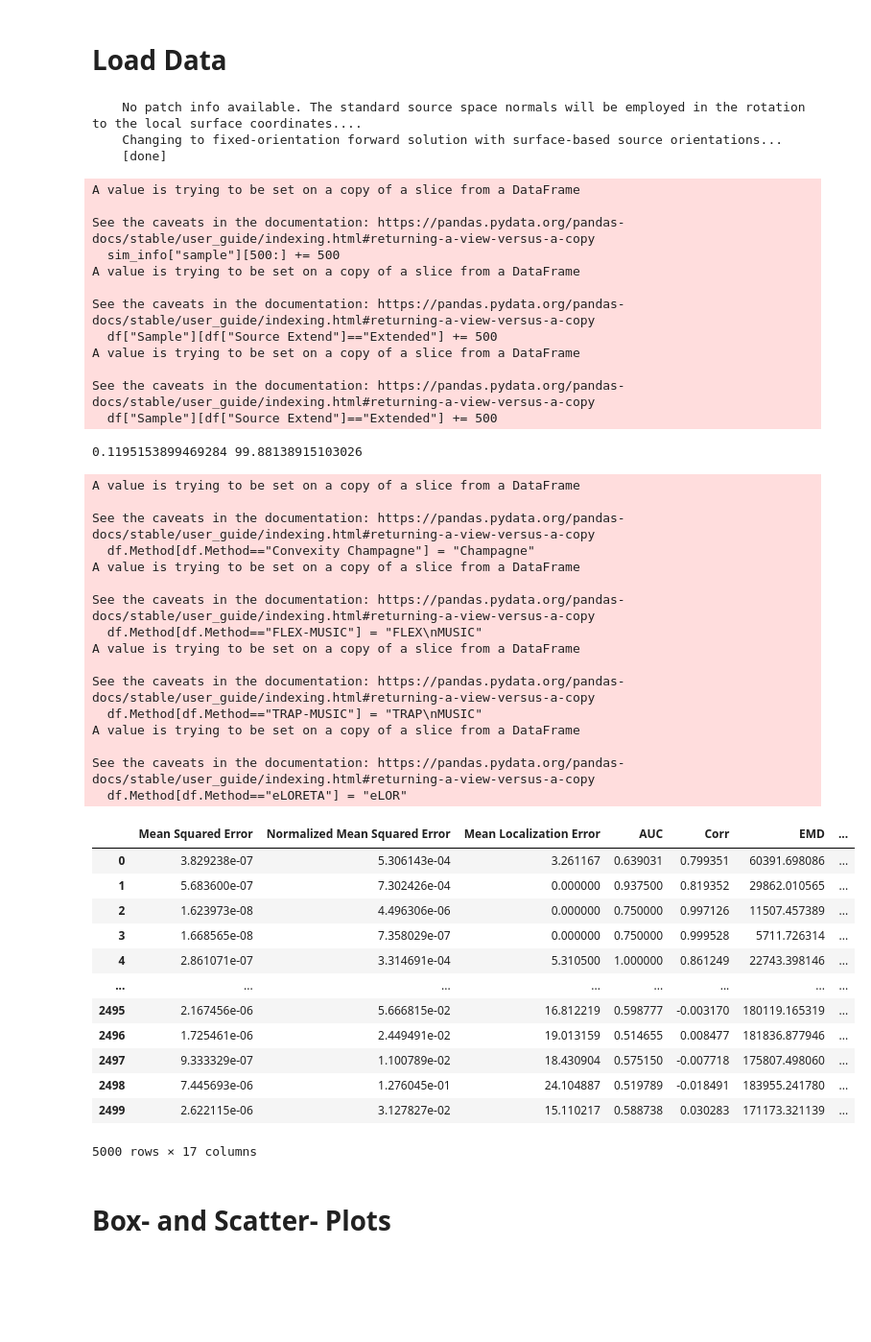
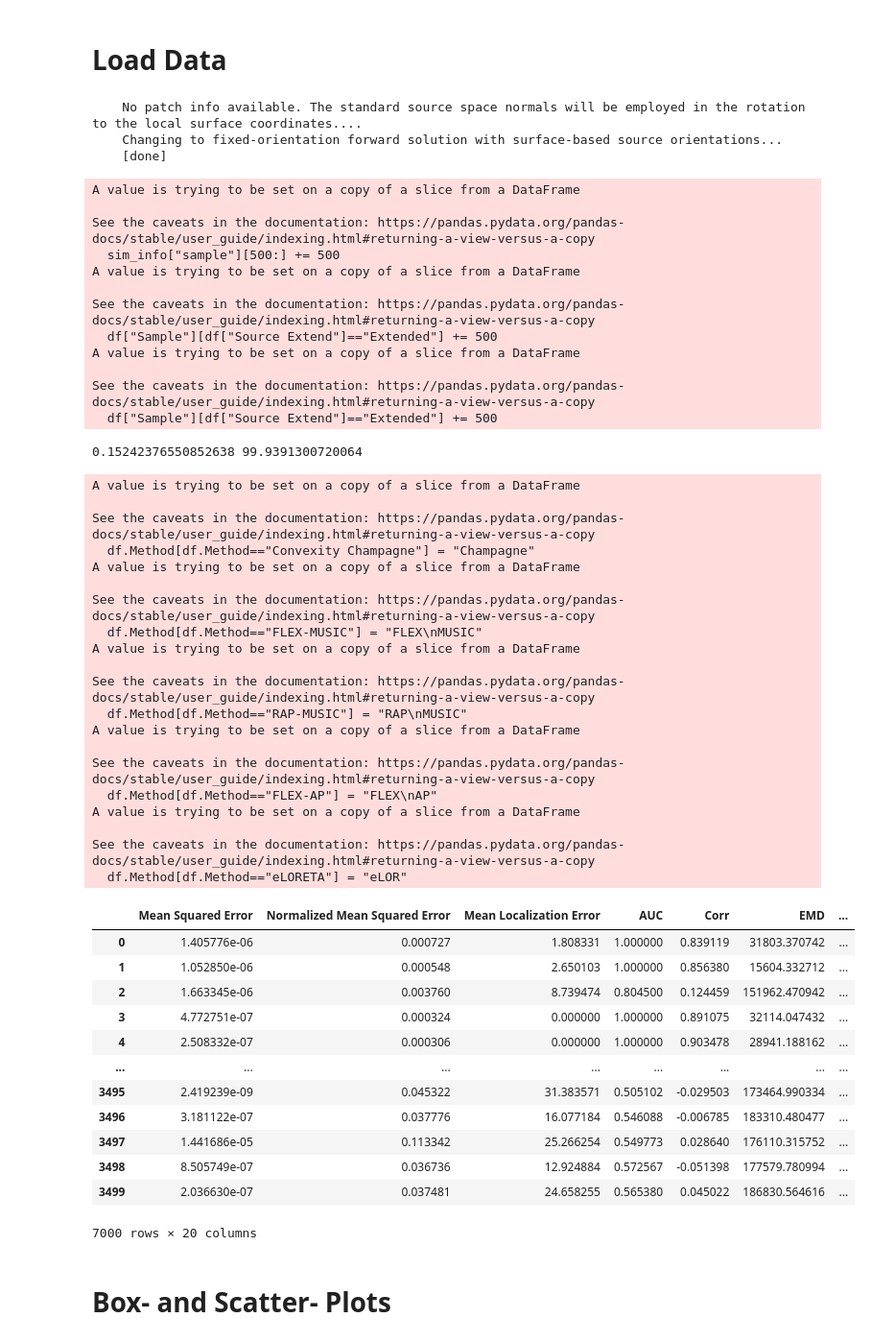
Before and after one commit to LukeTheHecker/flex_paper_analyses, a Jupyter notebook: 4_Visualization.ipynb, the cells around one changed output. Shown at 96% size. Drawn from its saved outputs; the diff is of its cells as text; code cells hidden in the pictures; blank space fills up the shorter version.

```diff
--- a/4_Visualization.ipynb
+++ b/4_Visualization.ipynb
@@ -73,14 +75,19 @@ df["Sample"][df["Source Extend"]=="Extended"] += 500
 
 snrs = []
 n_sources = []
+iscs = []
 for i in range(df.shape[0]):
     sample = df["Sample"].values[i]
     snr = sim_info.loc[sim_info["sample"] == sample]["snr"].values[0]
     n_source = sim_info.loc[sim_info["sample"] == sample]["n_sources"].values[0]
+    isc = sim_info.loc[sim_info["sample"] == sample]["inter_source_correlations"].values[0]
     snrs.append(snr)
     n_sources.append(n_source)
+    iscs.append(isc)
+
 df["SNR"] = snrs
 df["Number of sources"] = n_sources
+df["Inter Source Corr."] = iscs
 
 snr_min = df["SNR"].min()
 snr_max = df["SNR"].max()
@@ -99,9 +106,23 @@ for i in range(df.shape[0]):
             break
 df["SNR Bins"] = snr_bins_df
 
+bins = [[0., 0.25], [0.25, 0.5], [0.5, 0.75], [0.75, 1.0]]
+bins_idc_isc = np.arange(len(bins))
+bin_names_isc = ["0.0 - 0.25", "0.25 - 0.5", "0.5 - 0.75", "0.75 - 1.0"]
+snr_bins_df = []
+for i in range(df.shape[0]):
+    snr = df["Inter Source Corr."].values[i]
+    for bin_idx, bin in zip(bin_names_isc, bins):
+        if snr < bin[1] and snr >= bin[0]:
+            snr_bins_df.append(bin_idx)
+            break
+df["Inter Source Corr. Bins"] = snr_bins_df
+
 df.Method[df.Method=="Convexity Champagne"] = "Champagne"
 df.Method[df.Method=="FLEX-MUSIC"] = "FLEX\nMUSIC"
-df.Method[df.Method=="TRAP-MUSIC"] = "TRAP\nMUSIC"
+df.Method[df.Method=="RAP-MUSIC"] = "RAP\nMUSIC"
+df.Method[df.Method=="FLEX-AP"] = "FLEX\nAP"
+
 df.Method[df.Method=="eLORETA"] = "eLOR"
 df.rename(columns = {col: col.replace("-", " ").replace("_", " ") for col in df.columns}, inplace = True)
 df
@@ -110,47 +131,51 @@ df
     Changing to fixed-orientation forward solution with surface-based source orientations...
     [done]
 A value is trying to be set on a copy of a slice from a DataFrame
 
 See the caveats in the documentation: https://pandas.pydata.org/pandas-docs/stable/user_guide/indexing.html#returning-a-view-versus-a-copy
   sim_info["sample"][500:] += 500
 A value is trying to be set on a copy of a slice from a DataFrame
 
 See the caveats in the documentation: https://pandas.pydata.org/pandas-docs/stable/user_guide/indexing.html#returning-a-view-versus-a-copy
   df["Sample"][df["Source Extend"]=="Extended"] += 500
 A value is trying to be set on a copy of a slice from a DataFrame
 
 See the caveats in the documentation: https://pandas.pydata.org/pandas-docs/stable/user_guide/indexing.html#returning-a-view-versus-a-copy
   df["Sample"][df["Source Extend"]=="Extended"] += 500
-0.1195153899469284 99.88138915103026
+0.15242376550852638 99.9391300720064
 A value is trying to be set on a copy of a slice from a DataFrame
 
 See the caveats in the documentation: https://pandas.pydata.org/pandas-docs/stable/user_guide/indexing.html#returning-a-view-versus-a-copy
   df.Method[df.Method=="Convexity Champagne"] = "Champagne"
 A value is trying to be set on a copy of a slice from a DataFrame
 
 See the caveats in the documentation: https://pandas.pydata.org/pandas-docs/stable/user_guide/indexing.html#returning-a-view-versus-a-copy
   df.Method[df.Method=="FLEX-MUSIC"] = "FLEX\nMUSIC"
 A value is trying to be set on a copy of a slice from a DataFrame
 
 See the caveats in the documentation: https://pandas.pydata.org/pandas-docs/stable/user_guide/indexing.html#returning-a-view-versus-a-copy
-  df.Method[df.Method=="TRAP-MUSIC"] = "TRAP\nMUSIC"
+  df.Method[df.Method=="RAP-MUSIC"] = "RAP\nMUSIC"
+A value is trying to be set on a copy of a slice from a DataFrame
+
+See the caveats in the documentation: https://pandas.pydata.org/pandas-docs/stable/user_guide/indexing.html#returning-a-view-versus-a-copy
+  df.Method[df.Method=="FLEX-AP"] = "FLEX\nAP"
 A value is trying to be set on a copy of a slice from a DataFrame
 
 See the caveats in the documentation: https://pandas.pydata.org/pandas-docs/stable/user_guide/indexing.html#returning-a-view-versus-a-copy
   df.Method[df.Method=="eLORETA"] = "eLOR"
 |  | Mean Squared Error | Normalized Mean Squared Error | Mean Localization Error | AUC | Corr | EMD | ... |
-| 0 | 3.829238e-07 | 5.306143e-04 | 3.261167 | 0.639031 | 0.799351 | 60391.698086 | ... |
-| 1 | 5.683600e-07 | 7.302426e-04 | 0.000000 | 0.937500 | 0.819352 | 29862.010565 | ... |
-| 2 | 1.623973e-08 | 4.496306e-06 | 0.000000 | 0.750000 | 0.997126 | 11507.457389 | ... |
-| 3 | 1.668565e-08 | 7.358029e-07 | 0.000000 | 0.750000 | 0.999528 | 5711.726314 | ... |
-| 4 | 2.861071e-07 | 3.314691e-04 | 5.310500 | 1.000000 | 0.861249 | 22743.398146 | ... |
+| 0 | 1.405776e-06 | 0.000727 | 1.808331 | 1.000000 | 0.839119 | 31803.370742 | ... |
+| 1 | 1.052850e-06 | 0.000548 | 2.650103 | 1.000000 | 0.856380 | 15604.332712 | ... |
+| 2 | 1.663345e-06 | 0.003760 | 8.739474 | 0.804500 | 0.124459 | 151962.470942 | ... |
+| 3 | 4.772751e-07 | 0.000324 | 0.000000 | 1.000000 | 0.891075 | 32114.047432 | ... |
+| 4 | 2.508332e-07 | 0.000306 | 0.000000 | 1.000000 | 0.903478 | 28941.188162 | ... |
 | ... | ... | ... | ... | ... | ... | ... | ... |
-| 2495 | 2.167456e-06 | 5.666815e-02 | 16.812219 | 0.598777 | -0.003170 | 180119.165319 | ... |
-| 2496 | 1.725461e-06 | 2.449491e-02 | 19.013159 | 0.514655 | 0.008477 | 181836.877946 | ... |
-| 2497 | 9.333329e-07 | 1.100789e-02 | 18.430904 | 0.575150 | -0.007718 | 175807.498060 | ... |
-| 2498 | 7.445693e-06 | 1.276045e-01 | 24.104887 | 0.519789 | -0.018491 | 183955.241780 | ... |
-| 2499 | 2.622115e-06 | 3.127827e-02 | 15.110217 | 0.588738 | 0.030283 | 171173.321139 | ... |
+| 3495 | 2.419239e-09 | 0.045322 | 31.383571 | 0.505102 | -0.029503 | 173464.990334 | ... |
+| 3496 | 3.181122e-07 | 0.037776 | 16.077184 | 0.546088 | -0.006785 | 183310.480477 | ... |
+| 3497 | 1.441686e-05 | 0.113342 | 25.266254 | 0.549773 | 0.028640 | 176110.315752 | ... |
+| 3498 | 8.505749e-07 | 0.036736 | 12.924884 | 0.572567 | -0.051398 | 177579.780994 | ... |
+| 3499 | 2.036630e-07 | 0.037481 | 24.658255 | 0.565380 | 0.045022 | 186830.564616 | ... |
-5000 rows × 17 columns
+7000 rows × 20 columns
 # %% [markdown]
 # Box- and Scatter- Plots
 # %%
```
Also changed, not shown: parts of 8 cells of this notebook, 4 other files.
